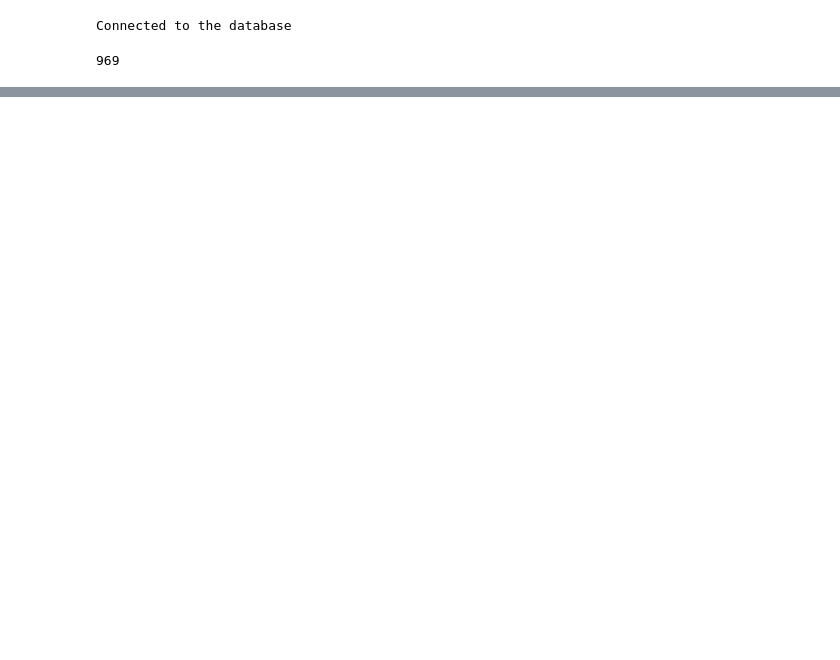
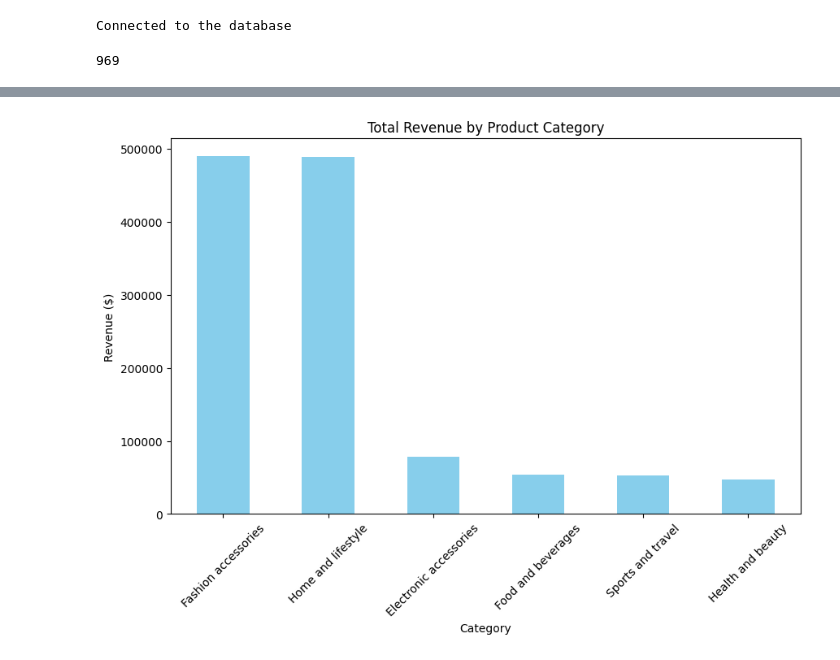
Before and after one commit to allahgabo/Walmart-Project, a Jupyter notebook: project.ipynb, the cells around one changed output, grey strips where cells are left out. Cells and saved outputs as stored; diff of their text form; code cells hidden in the pictures; blank space fills up the shorter version.

```diff
--- a/project.ipynb
+++ b/project.ipynb
@@ -209,0 +239,15 @@ walmart.to_sql("walmart",con=postgres_engine,if_exists="replace",index=False) #
+# %%
+
+# Aggregate by category
+category_revenue = walmart.groupby('category')['Revenue'].sum().sort_values(ascending=False)
+
+# Plot
+plt.figure(figsize=(10, 6))
+category_revenue.plot(kind='bar', color='skyblue')
+plt.title('Total Revenue by Product Category')
+plt.xlabel('Category')
+plt.ylabel('Revenue ($)')
+plt.xticks(rotation=45)
+plt.show()
+# %% [output]
+[figure, added]
```
Also changed, not shown: parts of 11 cells of this notebook.
